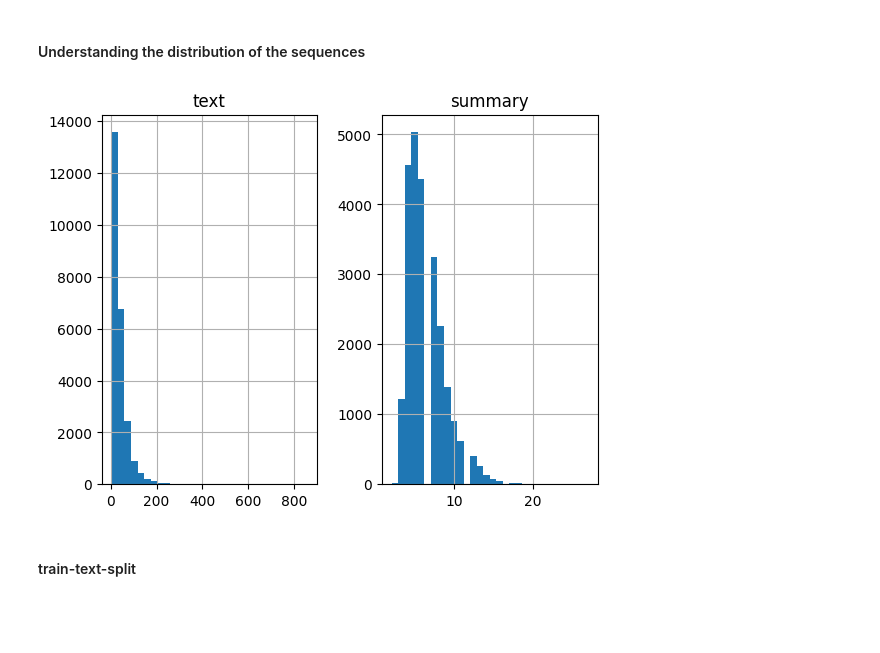
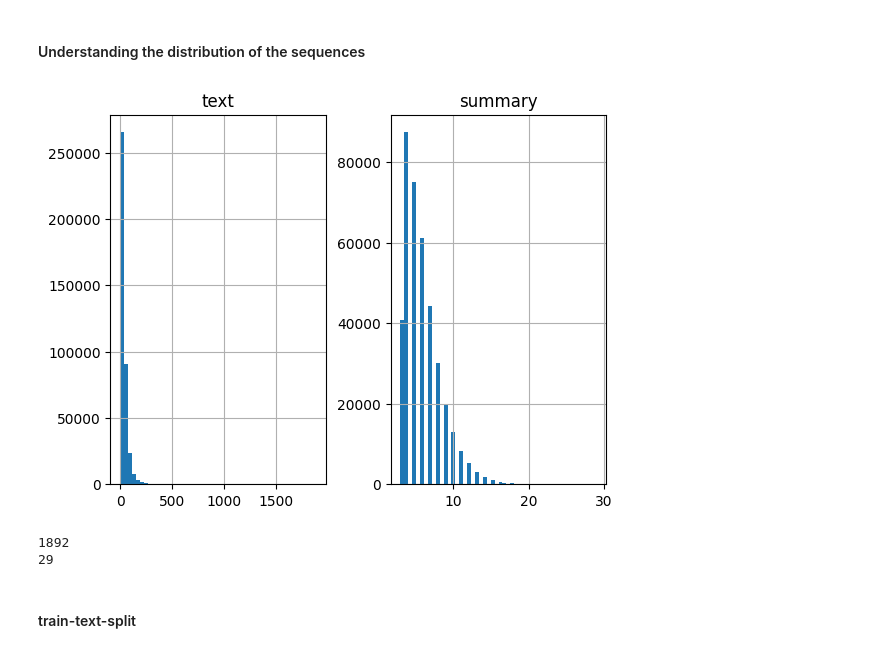
Before and after one commit to mishraatharva/text_summarization_project, a Jupyter notebook: research/preprocessing.ipynb, the cells around one changed output. Saved outputs shown, nothing was run; the diff lists cells and outputs as text; code cells hidden in the pictures; blank space fills up the shorter version.

```diff
--- a/research/preprocessing.ipynb
+++ b/research/preprocessing.ipynb
@@ -234,14 +216,10 @@ def text_cleaner(text):
         if len(i)>=3:                  #removing short word
             long_words.append(i)
     return (" ".join(long_words)).strip()
-
-cleaned_text = []
-for t in data['Text']:
-    cleaned_text.append(text_cleaner(t))
 # %%
 cleaned_text = []
-for t in data_copy["Text"]:
-    cleaned_text.append(text_cleaner(t))
+for text in data_copy['Text']:
+    cleaned_text.append(text_cleaner(text))
 # %%
 len(cleaned_text)
 # %% [output]
@@ -282,5 +270,6 @@ data_copy.shape
 # %%
 #Call the above function
 cleaned_summary = []
-for t in data_copy['Summary']:
-    cleaned_summary.append(summary_cleaner(t))
+
+for summary in data_copy['Summary']:
+    cleaned_summary.append(summary_cleaner(summary))
@@ -296,3 +290,5 @@ data_copy['cleaned_summary']=cleaned_summary
+# %%
+data_copy = data_copy[(data_copy["cleaned_summary"] != '') & (data_copy["cleaned_text"] != '')]
 # %%
 empty_string_count = (data_copy['cleaned_summary']=='').sum()
 print(empty_string_count)
@@ -384,17 +376,17 @@ Summary: _START_ great taffy  _END_
 # %%
 import matplotlib.pyplot as plt
 text_word_count = []
 summary_word_count = []
 
 # populate the lists with sentence lengths
-for i in data_copy['cleaned_text']:
-      text_word_count.append(len(i.split()))
+for txt in data_copy['cleaned_text']:
+      text_word_count.append(len(txt.split()))
 
-for i in data_copy['cleaned_summary']:
-      summary_word_count.append(len(i.split()))
+for summary in data_copy['cleaned_summary']:
+      summary_word_count.append(len(summary.split()))
 
 length_df = pd.DataFrame({'text':text_word_count, 'summary':summary_word_count})
-length_df.hist(bins = 30)
+length_df.hist(bins = 50)
 plt.show()
 # %% [output]
-[figure, old version]
+[figure, new version]
@@ -404,3 +393,9 @@ max_len_summary=30
+# %%
+print(max(text_word_count))
+print(max(summary_word_count))
+# %% [output]
+1892
+29
 # %% [markdown]
 #### train-text-split
 # %%
```
Also changed, not shown: parts of 45 cells of this notebook, 7 other files.
